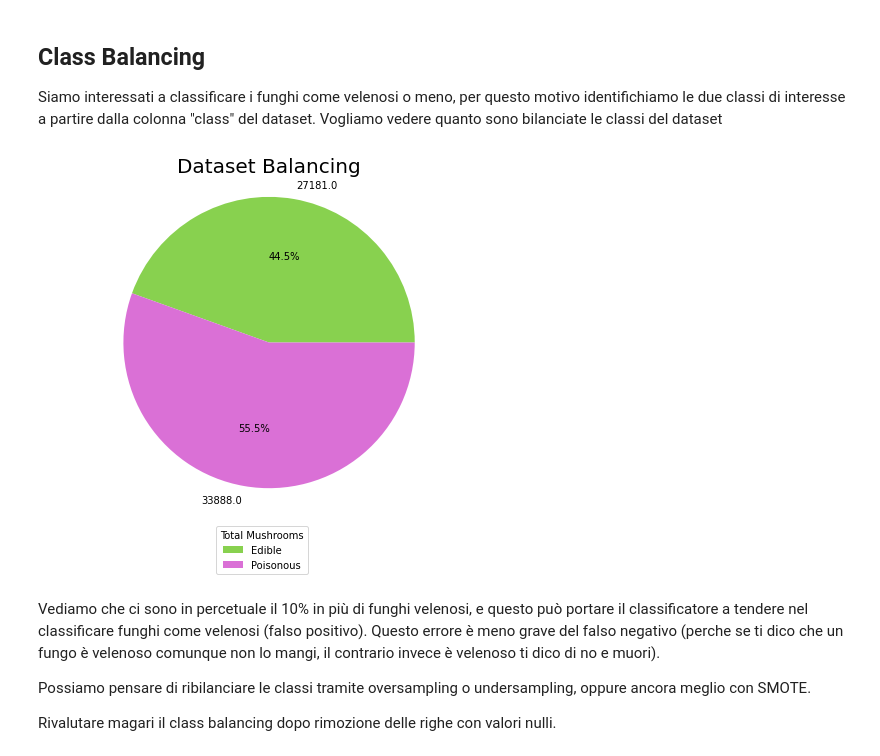
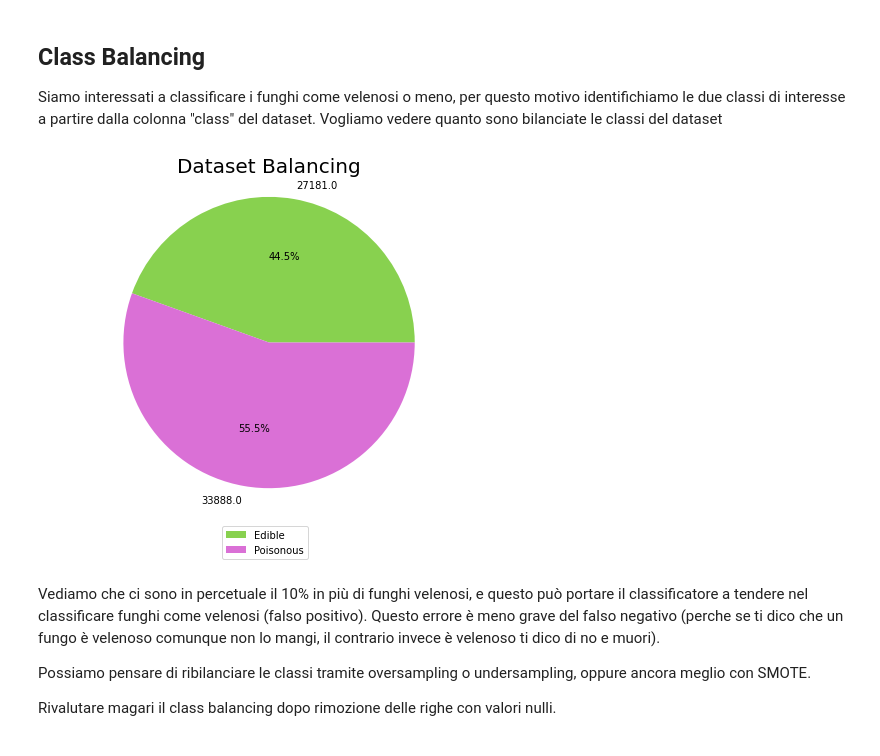
Before and after one commit to danilo-dellorco/ml-project, a Jupyter notebook: danilo.ipynb, the cells around one changed output. Saved outputs shown, nothing was run; the diff lists cells and outputs as text; code cells hidden in the pictures.

```diff
--- a/danilo.ipynb
+++ b/danilo.ipynb
@@ -68,19 +69,19 @@ Siamo interessati a classificare i funghi come velenosi o meno, per questo motiv
 # %%
 classes = [{"Commestibili": (df["class"] == "e").sum(), "Velenosi": (df["class"] == "p").sum()}]
 total  = pd.DataFrame(classes)
 total_e = float(total["Commestibili"])
 total_p = float(total["Velenosi"])
 mushrooms = [total_e, total_p]
 mushrooms_labels = 'Edible','Poisonous'
 fig, ax = plt.subplots(figsize = (8,6))
 plt.pie(mushrooms,labels=mushrooms,autopct='%1.1f%%',colors = ['#88d14f', '#DA70D6'])
 plt.title('Dataset Balancing', loc = "center", fontsize="20")
 plt.axis('equal')
-plt.legend(mushrooms_labels,title="Total Mushrooms",bbox_to_anchor=(0.6, -0.05, 0, 0))
+plt.legend(mushrooms_labels,bbox_to_anchor=(0.6, -0.05, 0, 0))
 fig.set_facecolor('white')
 plt.show()
 # %% [output]
-[figure, old version]
+[figure, new version]
 # %% [markdown]
 Vediamo che ci sono in percetuale il 10% in più di funghi velenosi, e questo può portare il classificatore a tendere nel classificare funghi come velenosi (falso positivo). Questo errore è meno grave del falso negativo (perche se ti dico che un fungo è velenoso comunque non lo mangi, il contrario invece è velenoso ti dico di no e muori).
 
```
Also changed, not shown: parts of 11 cells of this notebook, 1 other file.
